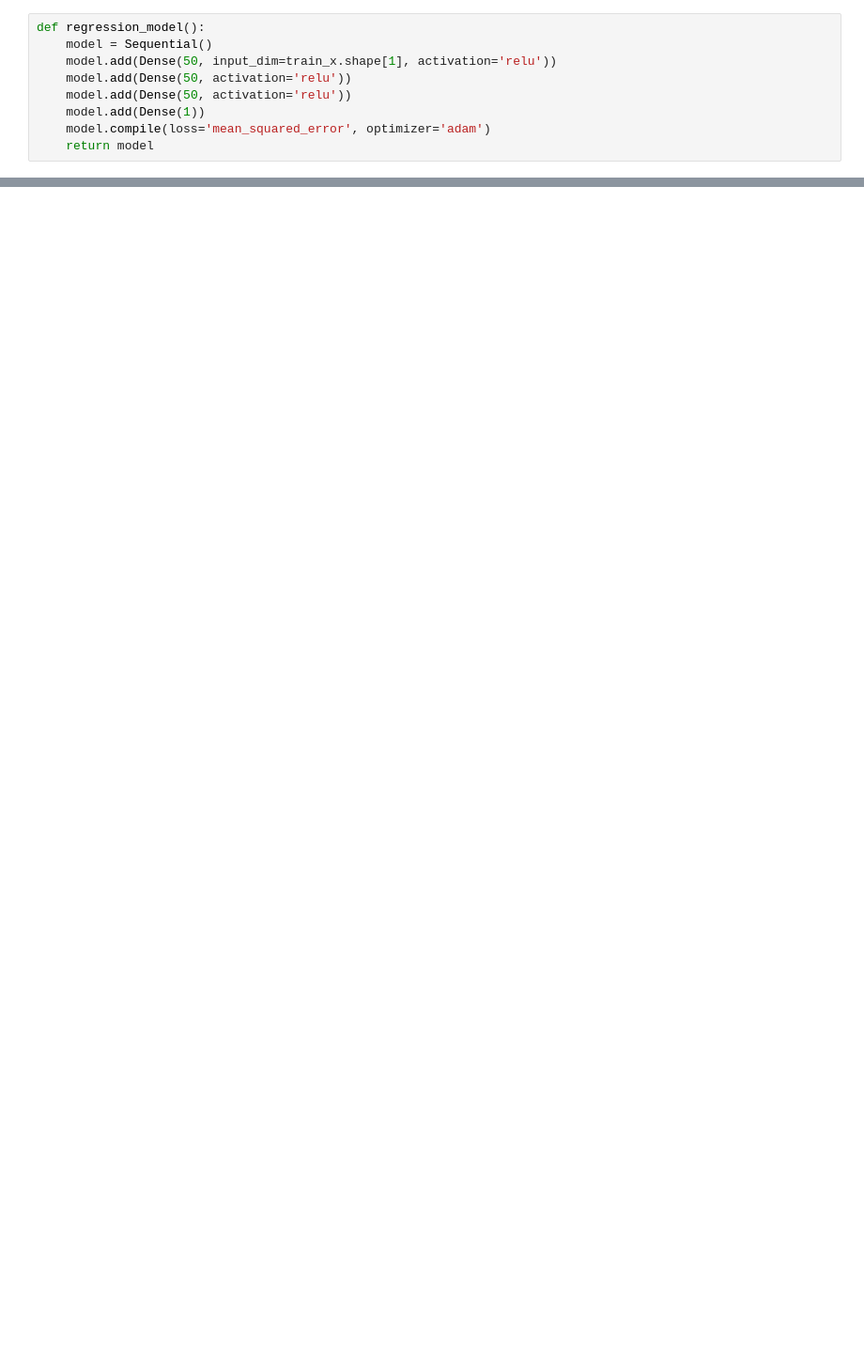
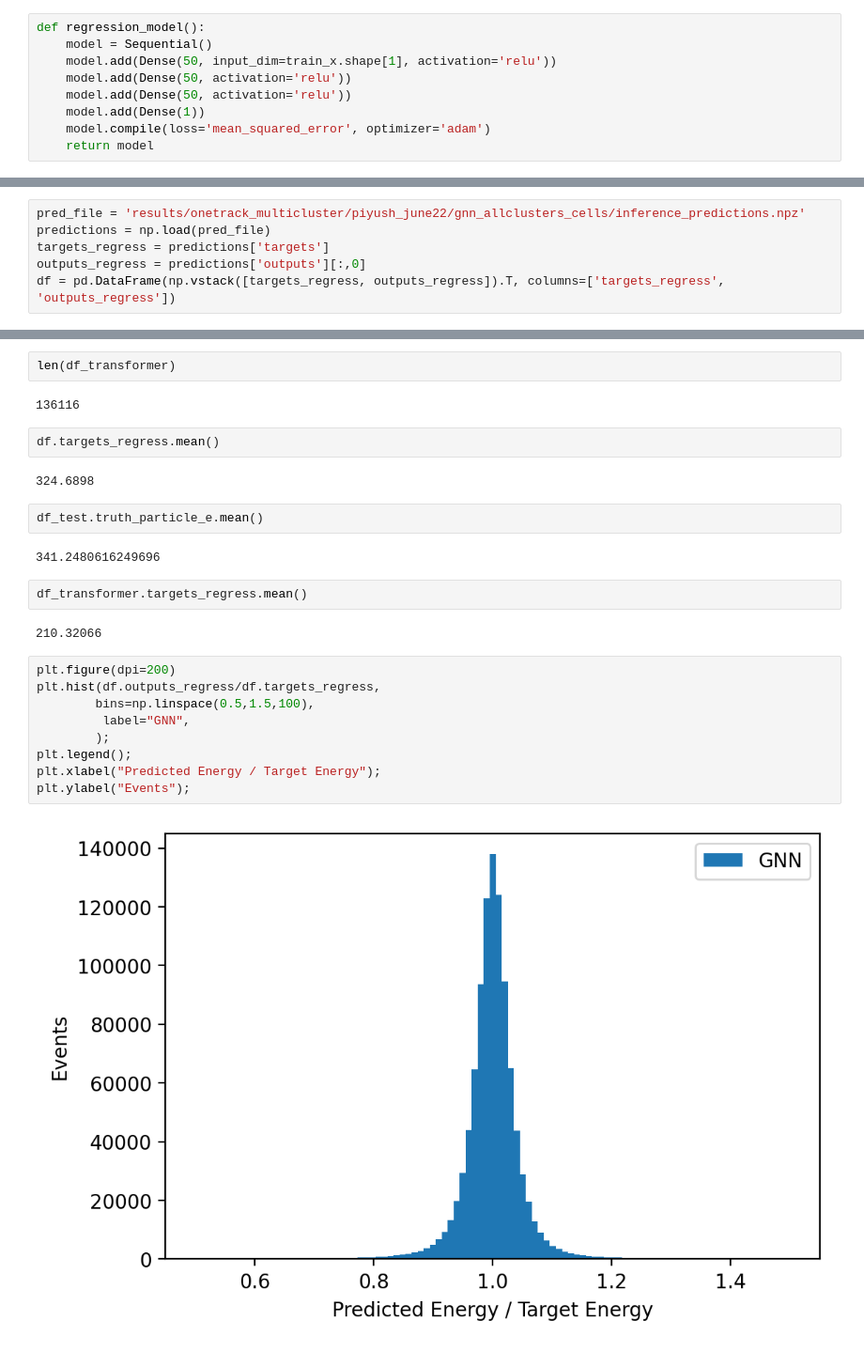
Before and after one commit to atlas-calo-ml/gn4pions_eastbay, a Jupyter notebook: simple_regression_model.ipynb, the cells around one changed output, grey strips where cells are left out. Shown at 94% size. Cells and saved outputs as stored; diff of their text form; blank space fills up the shorter version.

```diff
--- a/simple_regression_model.ipynb
+++ b/simple_regression_model.ipynb
@@ -203,0 +201,6 @@ Wall time: 14min 36s
+# %%
+pred_file = 'results/onetrack_multicluster/piyush_june22/gnn_allclusters_cells/inference_predictions.npz'
+predictions = np.load(pred_file)
+targets_regress = predictions['targets']
+outputs_regress = predictions['outputs'][:,0]
+df = pd.DataFrame(np.vstack([targets_regress, outputs_regress]).T, columns=['targets_regress', 'outputs_regress'])
@@ -203,0 +214,27 @@ Wall time: 14min 36s
+# %%
+len(df_transformer)
+# %% [output]
+136116
+# %%
+df.targets_regress.mean()
+# %% [output]
+324.6898
+# %%
+df_test.truth_particle_e.mean()
+# %% [output]
+341.2480616249696
+# %%
+df_transformer.targets_regress.mean()
+# %% [output]
+210.32066
+# %%
+plt.figure(dpi=200)
+plt.hist(df.outputs_regress/df.targets_regress,
+        bins=np.linspace(0.5,1.5,100),
+         label="GNN",
+        );
+plt.legend();
+plt.xlabel("Predicted Energy / Target Energy");
+plt.ylabel("Events");
+# %% [output]
+[figure, added]
```
Also changed, not shown: parts of 25 cells of this notebook, 3 other files.
